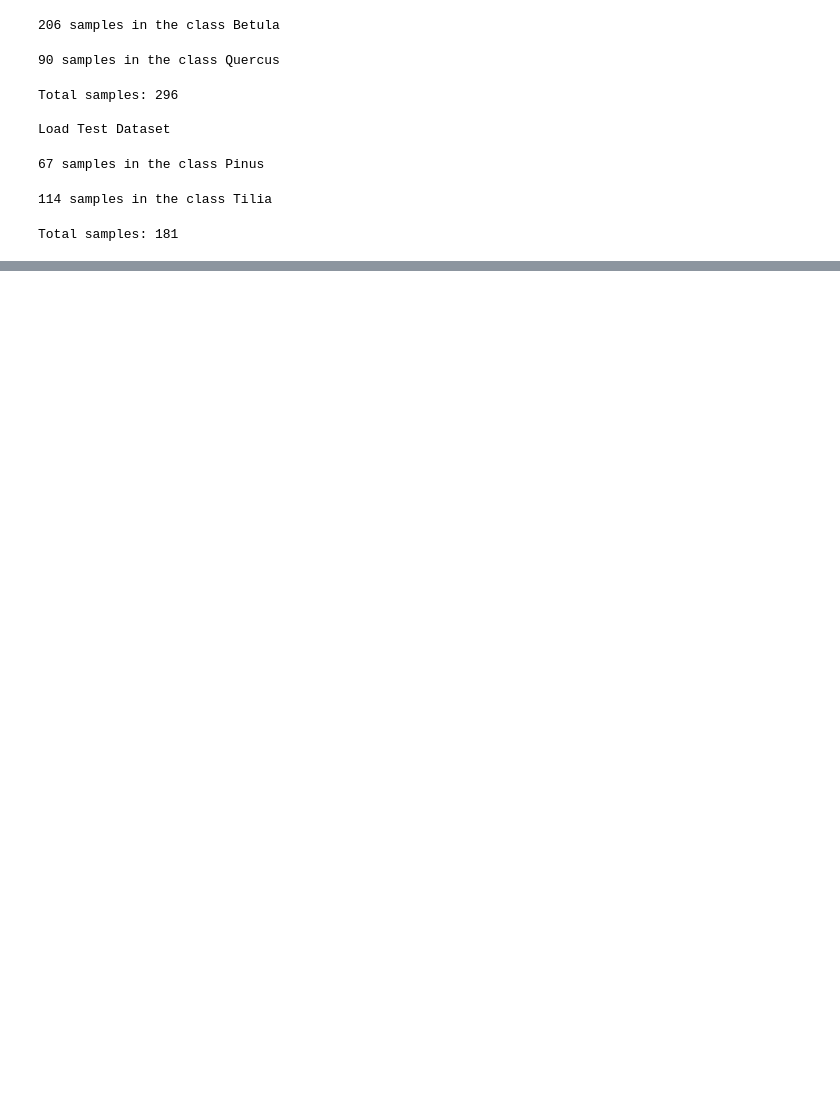
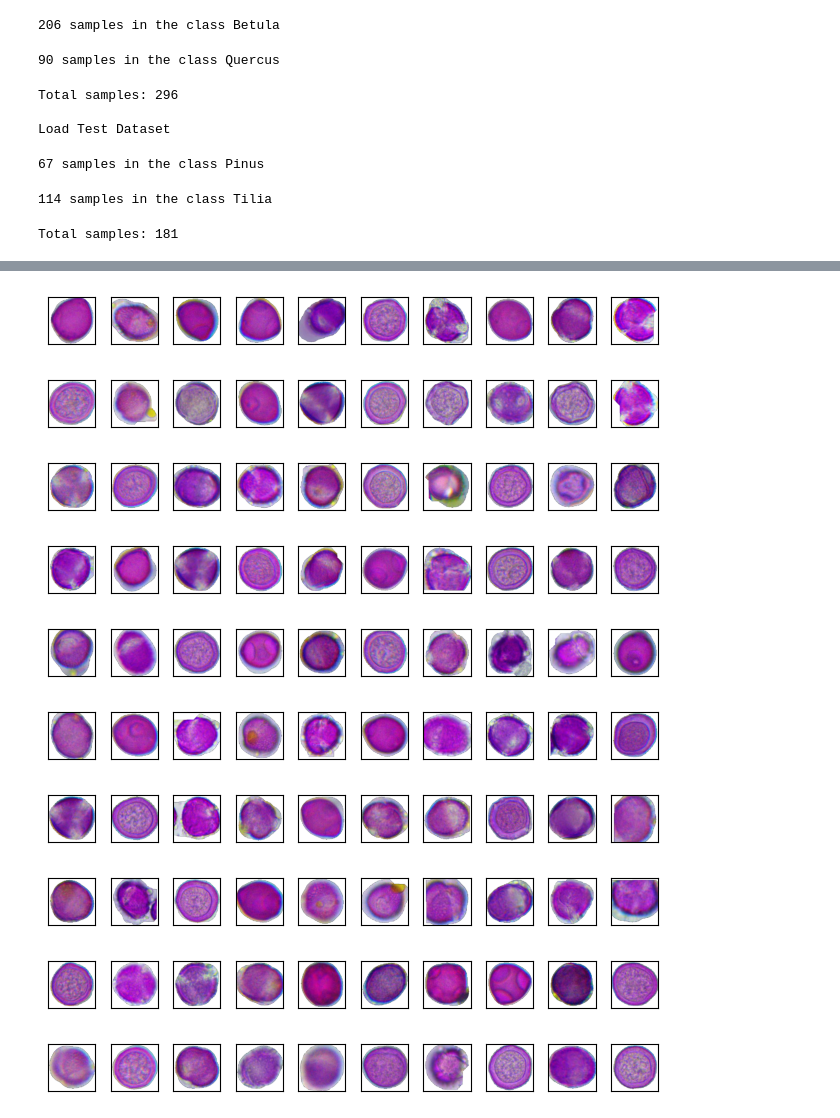
Before and after one commit to Digiratory/Pollen-Analyzer, a Jupyter notebook: Classification/HyperparameterTuning/hpo.ipynb, the cells around one changed output, grey strips where cells are left out. Cells and saved outputs as stored; diff of their text form; code cells hidden in the pictures; blank space fills up the shorter version.

```diff
--- a/Classification/HyperparameterTuning/hpo.ipynb
+++ b/Classification/HyperparameterTuning/hpo.ipynb
@@ -160,2 +240,20 @@ test_loader = torch.utils.data.DataLoader(
+# %%
+row_count = 0
+for anchor, positive, negative, label, negative_label in training_loader:
+    plot(anchor[:10])
+    row_count +=1
+    if row_count >= 10:
+        break
+# %% [output]
+[figure, added]
+[figure, added]
+[figure, added]
+[figure, added]
+[figure, added]
+[figure, added]
+[figure, added]
+[figure, added]
+[figure, added]
+[figure, added]
 # %%
 class EmbeddingModel(nn.Module):
```
Also changed, not shown: parts of 16 cells of this notebook.
